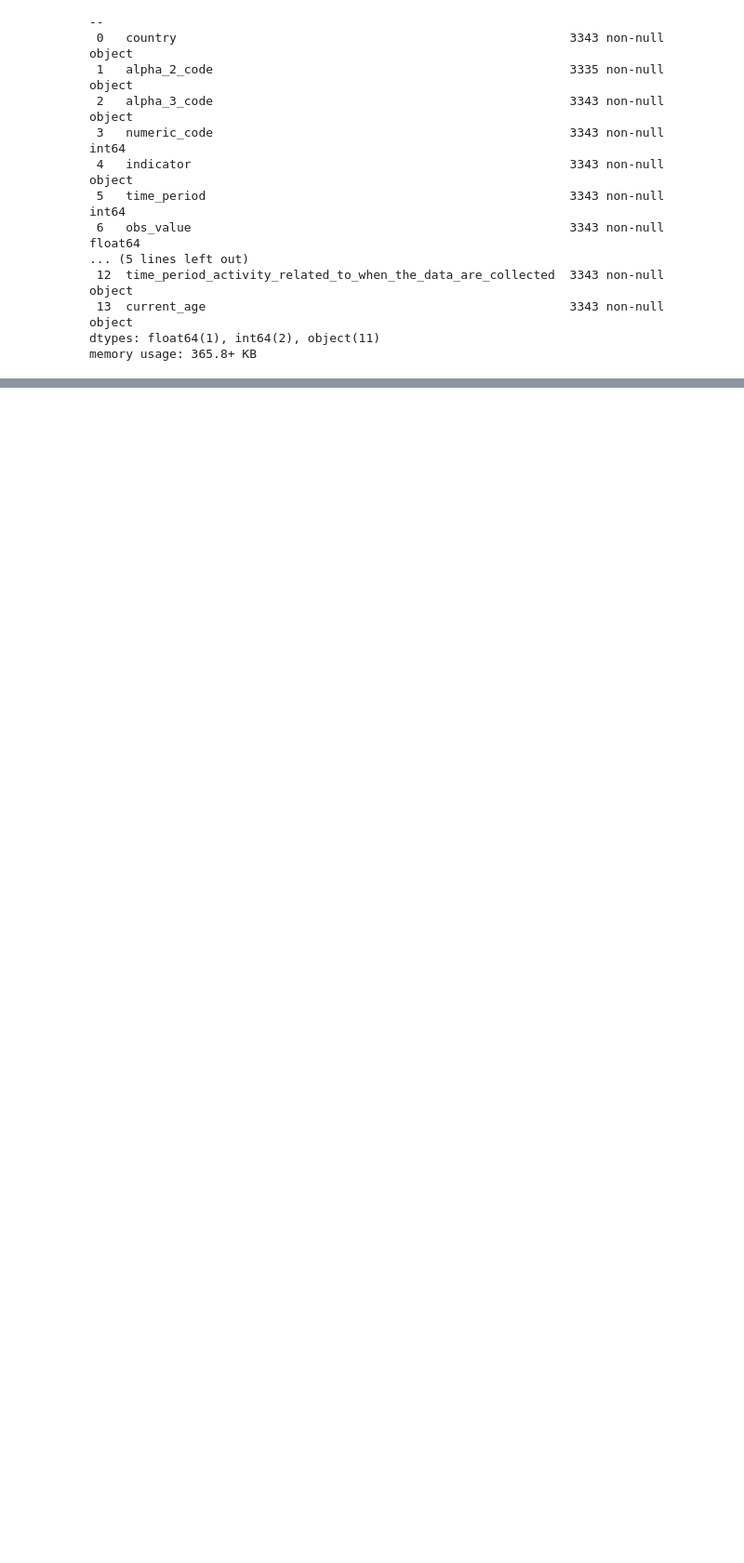
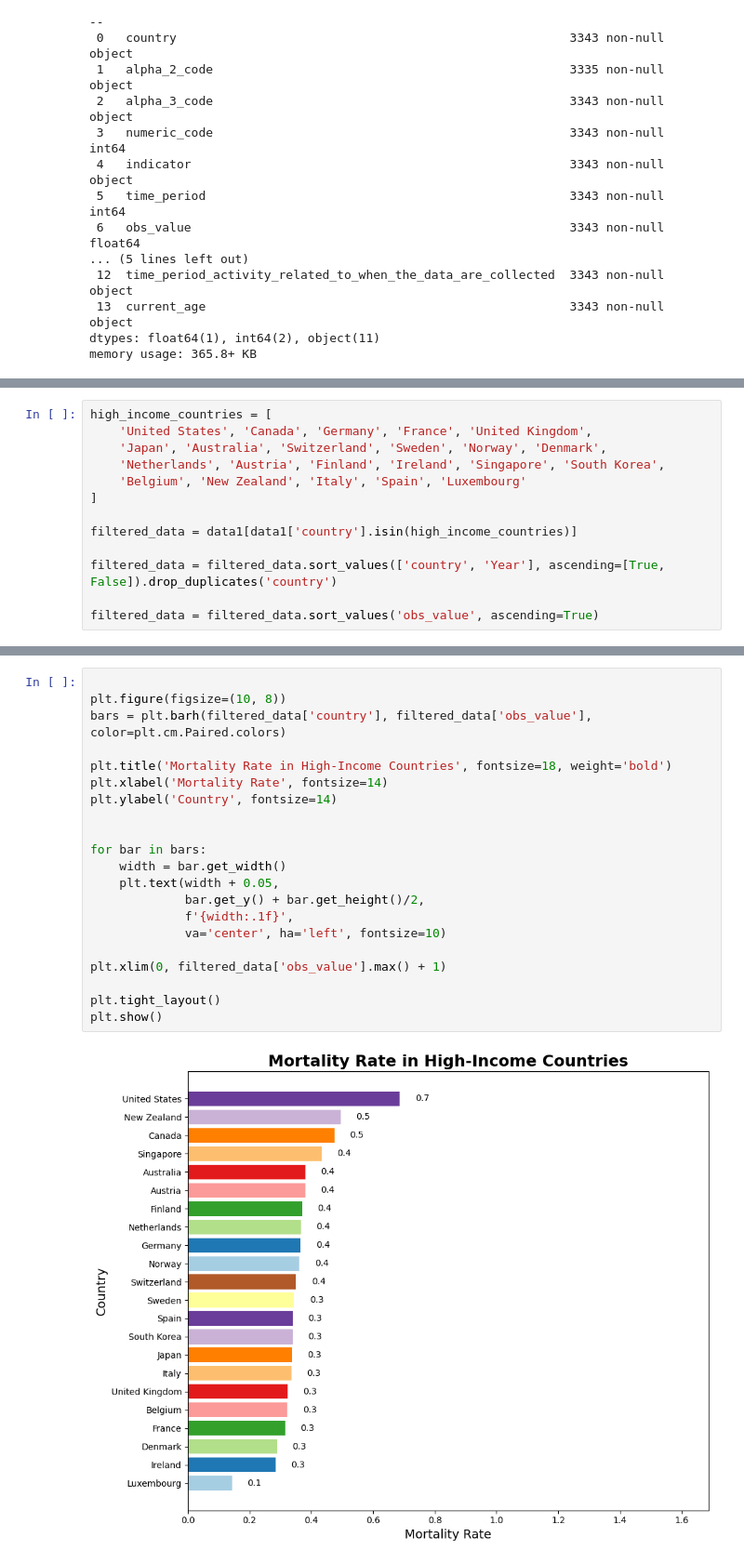
Before and after one commit to AtharvaBhalilkar/prashant-negi-report, a Jupyter notebook: code/data_visualizations.ipynb, the cells around one changed output, grey strips where cells are left out. Shown at 93% size. Drawn from its saved outputs; the diff is of its cells as text; blank space fills up the shorter version.

```diff
--- a/code/data_visualizations.ipynb
+++ b/code/data_visualizations.ipynb
@@ -70,0 +147,13 @@ memory usage: 365.8+ KB
+# %%
+high_income_countries = [
+    'United States', 'Canada', 'Germany', 'France', 'United Kingdom',
+    'Japan', 'Australia', 'Switzerland', 'Sweden', 'Norway', 'Denmark',
+    'Netherlands', 'Austria', 'Finland', 'Ireland', 'Singapore', 'South Korea',
+    'Belgium', 'New Zealand', 'Italy', 'Spain', 'Luxembourg'
+]
+
+filtered_data = data1[data1['country'].isin(high_income_countries)]
+
+filtered_data = filtered_data.sort_values(['country', 'Year'], ascending=[True, False]).drop_duplicates('country')
+
+filtered_data = filtered_data.sort_values('obs_value', ascending=True)
@@ -70,0 +176,23 @@ memory usage: 365.8+ KB
+# %%
+
+plt.figure(figsize=(10, 8))
+bars = plt.barh(filtered_data['country'], filtered_data['obs_value'], color=plt.cm.Paired.colors)
+
+plt.title('Mortality Rate in High-Income Countries', fontsize=18, weight='bold')
+plt.xlabel('Mortality Rate', fontsize=14)
+plt.ylabel('Country', fontsize=14)
+
+
+for bar in bars:
+    width = bar.get_width()
+    plt.text(width + 0.05,
+             bar.get_y() + bar.get_height()/2,
+             f'{width:.1f}',
+             va='center', ha='left', fontsize=10)
+
+plt.xlim(0, filtered_data['obs_value'].max() + 1)
+
+plt.tight_layout()
+plt.show()
+# %% [output]
+[figure, added]
```
Also changed, not shown: parts of 14 cells of this notebook, 14 other files.
